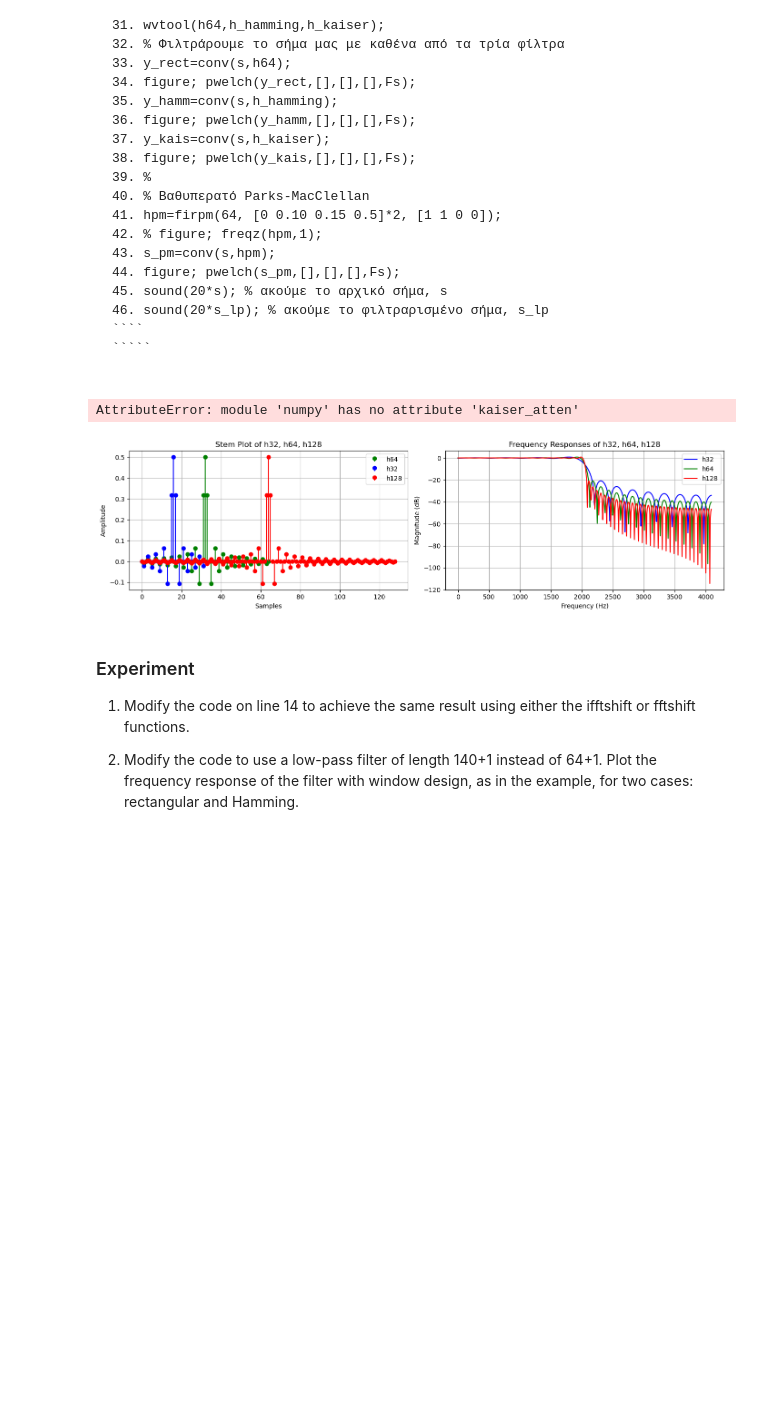
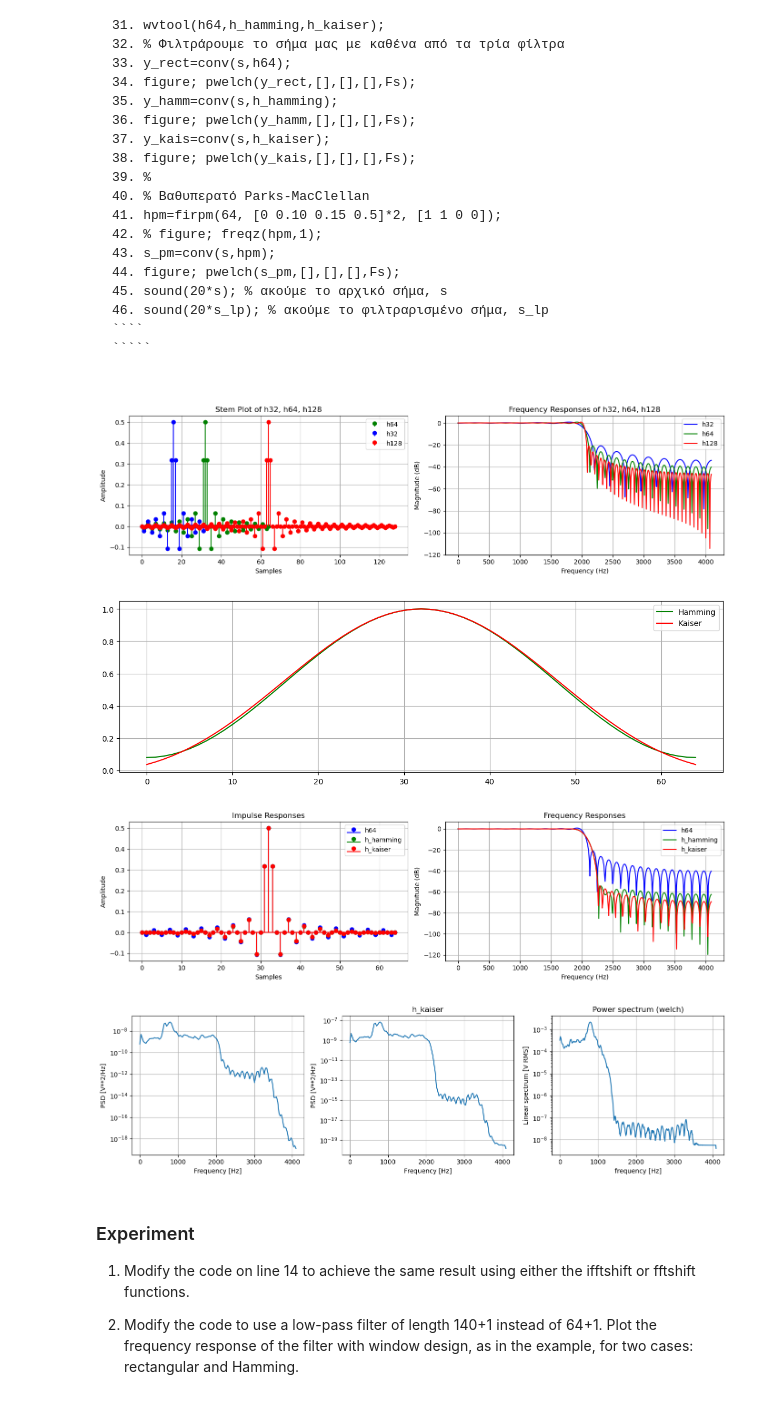
Before and after one commit to ntua-el17840/Interactive-Digital-Communications, a Jupyter notebook: test-book/_build/jupyter_execute/content/Digcom_Lab2.ipynb, the cells around one changed output. Cells and saved outputs as stored; diff of their text form; code cells hidden in the pictures; blank space fills up the shorter version.

```diff
--- a/test-book/_build/jupyter_execute/content/Digcom_Lab2.ipynb
+++ b/test-book/_build/jupyter_execute/content/Digcom_Lab2.ipynb
@@ -568,7 +568,7 @@ plt.tight_layout()
 
 # 22-26
 wh = np.hamming(len(h64))
-wk = np.kaiser_atten(len(h64), 5)
+wk = np.kaiser(len(h64), 5)
 plt.figure(figsize=(14, 4)); plt.plot(wh, 'g', label='Hamming'); plt.plot(wk, 'r', label='Kaiser'); plt.legend(); plt.grid(True)
 
 # 27-30
@@ -619,34 +619,36 @@ f, Pxx = scipy.signal.welch(y_hamm, Fs)
 
 y_kais = np.convolve(s, h_kaiser, mode='same')
 f, Pxx = scipy.signal.welch(y_kais, Fs)
 axs[1].grid(True); axs[1].semilogy(f, Pxx); axs[1].set_xlabel('Frequency [Hz]'); axs[1].set_ylabel('PSD [V**2/Hz]'); axs[1].set_title('h_kaiser')
 
 # 40-44  Parks-McClellan low-pass filter
 freq = np.array([0, 0.10, 0.15, 0.5]) * Fs  # Scale frequencies correctly
 gain = [1, 1, 0, 0]
 
 # Call firwin2 with corrected parameters and using the `fs` parameter
 hpm = scipy.signal.firwin2(65, freq, gain, fs=Fs)
 s_pm = np.convolve(s, hpm, 'same')
 
 # Plotting or analyzing the filtered signals (y_rect, y_hamm, y_kais, s_pm) can be done similarly
 # For example, to plot the PSD:
 f, Pxx_spec = scipy.signal.welch(s_pm, Fs, 'flattop', 1024, scaling='spectrum')
 axs[2].semilogy(f, np.sqrt(Pxx_spec))
 axs[2].set_xlabel('frequency [Hz]')
 axs[2].grid(True)
 axs[2].set_ylabel('Linear spectrum [V RMS]')
 axs[2].set_title('Power spectrum (welch)')
 
 plt.tight_layout()
 
 
 # 45-46 Playing sound (s and s_pm assumed as original and filtered signal)
 #sd.play(20 * s, Fs); sd.wait()
 # sd.play(20 * s_lp, Fs); sd.wait()  # Uncomment and adjust variable name as needed for the filtered signal
 # %% [output]
-AttributeError: module 'numpy' has no attribute 'kaiser_atten'
 [figure]
+[figure, added]
+[figure, added]
+[figure, added]
 # %% [markdown]
 ### Experiment
 
```
Also changed, not shown: parts of 3 cells of this notebook, 21 other files.
